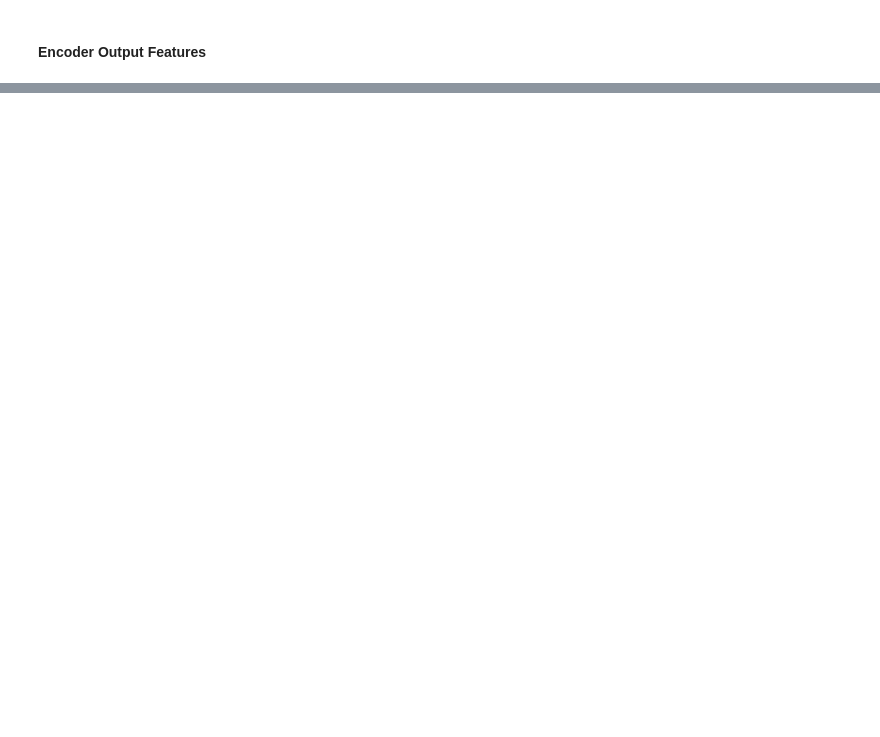
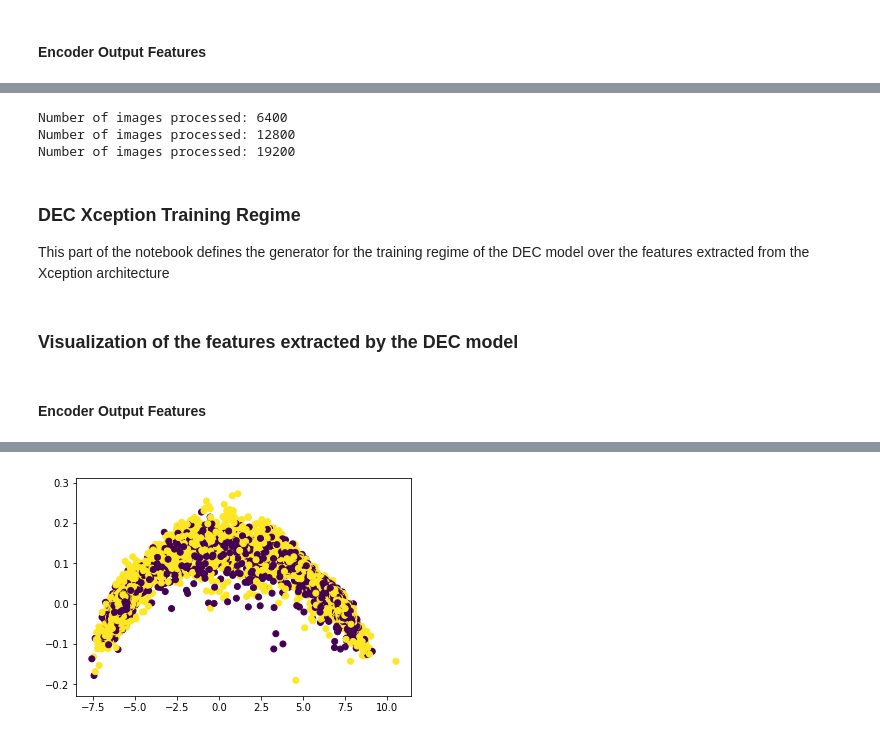
Before and after one commit to goelsaksham/Zooniverse_CNN_Clustering, a Jupyter notebook: src/Galaxy Zoo Xception DEC.ipynb, the cells around one changed output, grey strips where cells are left out. Cells and saved outputs as stored; diff of their text form; code cells hidden in the pictures; blank space fills up the shorter version.

```diff
--- a/src/Galaxy Zoo Xception DEC.ipynb
+++ b/src/Galaxy Zoo Xception DEC.ipynb
@@ -675,0 +708,19 @@ Wall time: 6.86 s
+# %%
+%%time
+n_train_examples = (len(training_generator.filenames)//generator_batch_size) * generator_batch_size
+train_features = np.zeros((n_train_examples, 2048))
+train_labels = np.zeros(n_train_examples, dtype=int)
+i = 0
+for inputs_batch, labels_batch in training_generator:
+    features_batch = base_xception_model.predict(inputs_batch)
+    train_features[i * generator_batch_size : (i + 1) * generator_batch_size] = features_batch
+    train_labels[i * generator_batch_size : (i + 1) * generator_batch_size] = labels_batch
+    i += 1
+    if i % 100 == 0:
+        print('Number of images processed:', i * generator_batch_size)
+    if i * generator_batch_size >= n_train_examples:
+        break
+# %% [output]
+Number of images processed: 6400
+Number of images processed: 12800
+Number of images processed: 19200
@@ -675,0 +729,33 @@ Wall time: 6.86 s
+# %% [markdown]
+### DEC Xception Training Regime
+
+This part of the notebook defines the generator for the training regime of the DEC model over the features extracted from the Xception architecture
+# %%
+# Defining our DEC model
+dec_model = DEC([2048, 500, 500, 2000, 10], n_clusters=2)
+dec_model.model.summary()
+# %%
+results_save_dir = 'results/crop_normalization'
+os.makedirs(results_save_dir)
+# %%
+%%time
+dec_model.pretrain(train_features, train_labels, epochs=100, save_dir=results_save_dir)
+# %%
+%%time
+dec_model.compile(optimizer=SGD(0.01, 0.9), loss='kld')
+y_pred = dec_model.fit(train_features, y=train_labels, batch_size=32, save_dir=results_save_dir)
+print('acc:', metrics.acc(train_labels, y_pred))
+# %% [markdown]
+### Visualization of the features extracted by the DEC model
+# %% [markdown]
+#### Encoder Output Features
+# %%
+%%time
+dec_encoder_model_pred = dec_model.encoder.predict(train_features)
+from sklearn.decomposition import PCA
+pca_mod = PCA(2)
+pca_mod.fit(dec_encoder_model_pred)
+reduced_features = pca_mod.transform(dec_encoder_model_pred)
+plt.scatter(reduced_features[:, 0], reduced_features[:, 1], c=train_labels)
+plt.savefig(f'{results_save_dir}/encoding_pca_features.png')
+# %% [output]
@@ -675,0 +764 @@ Wall time: 6.86 s
+[figure, added]
```
Also changed, not shown: parts of 52 cells of this notebook, 21 other files.
